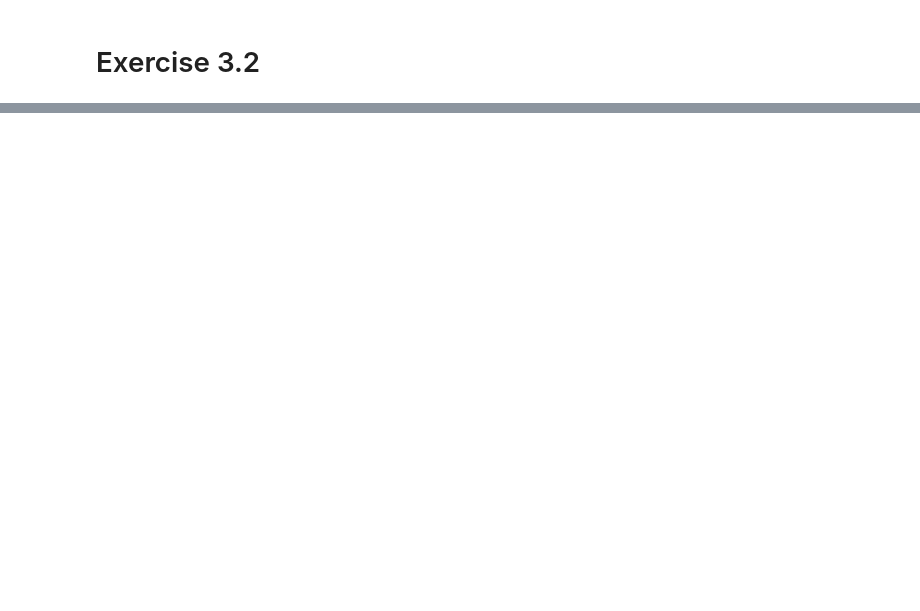
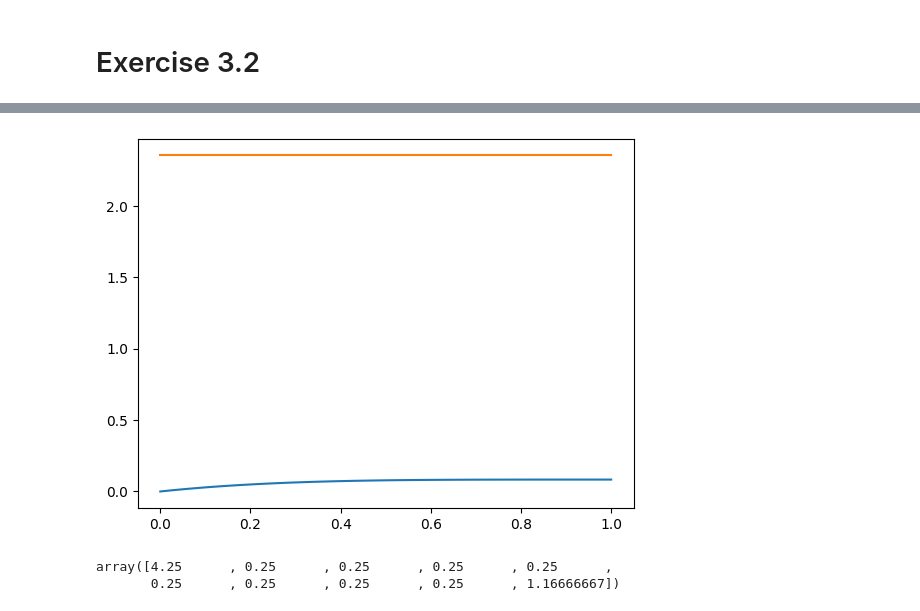
Before and after one commit to 000rla/Numerics_assignment_2, a Jupyter notebook: exercises.ipynb, the cells around one changed output, grey strips where cells are left out. Drawn from its saved outputs; the diff is of its cells as text; code cells hidden in the pictures; blank space fills up the shorter version.

```diff
--- a/exercises.ipynb
+++ b/exercises.ipynb
@@ -43 +33,17 @@ print(x_A)
+# %%
+def N(A,x):
+    if nodes[A-1]<=x<=nodes[A]:
+        return (x-nodes[A-1])/(x)
+    if nodes[A]<=x<=nodes[A+1]:
+        return (nodes[A+1]-x)/(x)
+    else:
+        return 0
+
+def stiffness(nodes):
+    #return (-1)^sum(nodes)/(x[nodes[1]]-x[nodes[0]])
+    return 1/dx*np.array([[1,-1],[-1,1]])
+
+def force(nodes, S):
+    #return ((x[nodes[1]]-x[nodes[0]])/6)*np.array([[2*S[0]+S[1]],[S[0]+2*S[1]]])
+    return dx/3*np.array([1,2])
 # %%
@@ -77,0 +87,21 @@ NameError: name 'stiffness' is not defined
+# %%
+x_ana=np.linspace(0,1,100)
+y_ana=x_ana*(4-6*x_ana+4*x**2-x**3)/12
+
+phiT = np.zeros(len(nodes))
+
+for e in range(Ne):
+    for a in range(2):
+        A = LM[a, e]
+        phiT += Psi_A[i]*N(A,nodes[i])
+
+plt.plot(x_ana,y_ana)
+plt.plot(nodes,phiT)
+plt.show()
+# %% [output]
+[figure, added]
+# %%
+F
+# %% [output]
+array([4.25      , 0.25      , 0.25      , 0.25      , 0.25      ,
+       0.25      , 0.25      , 0.25      , 0.25      , 1.16666667])
```
Also changed, not shown: parts of 8 cells of this notebook, 1 other file.
